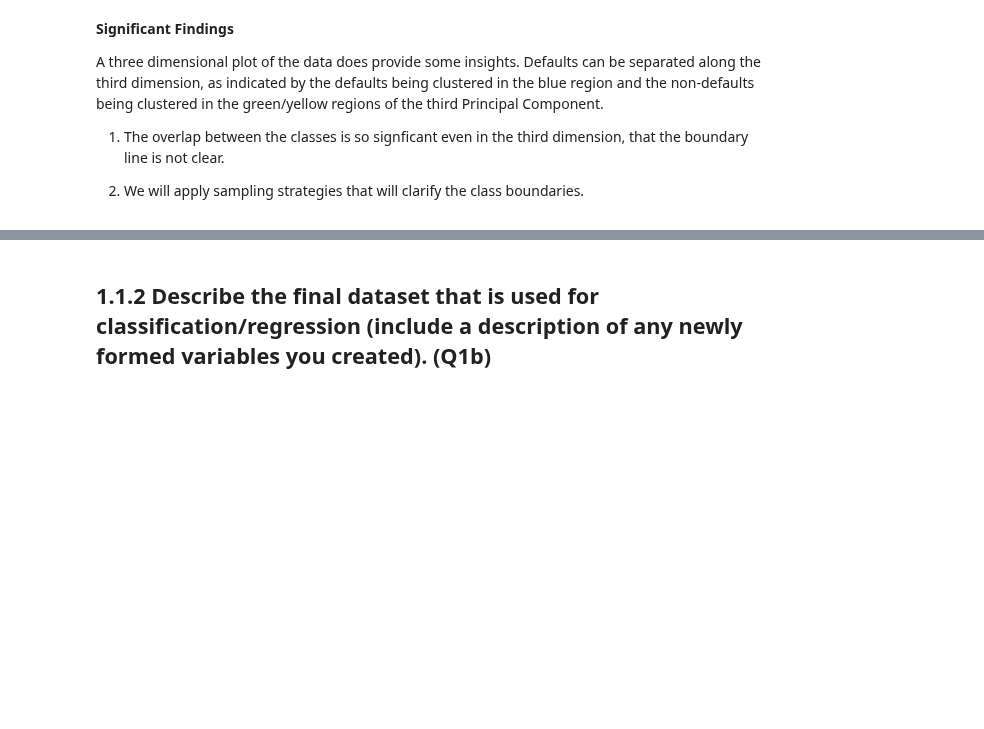
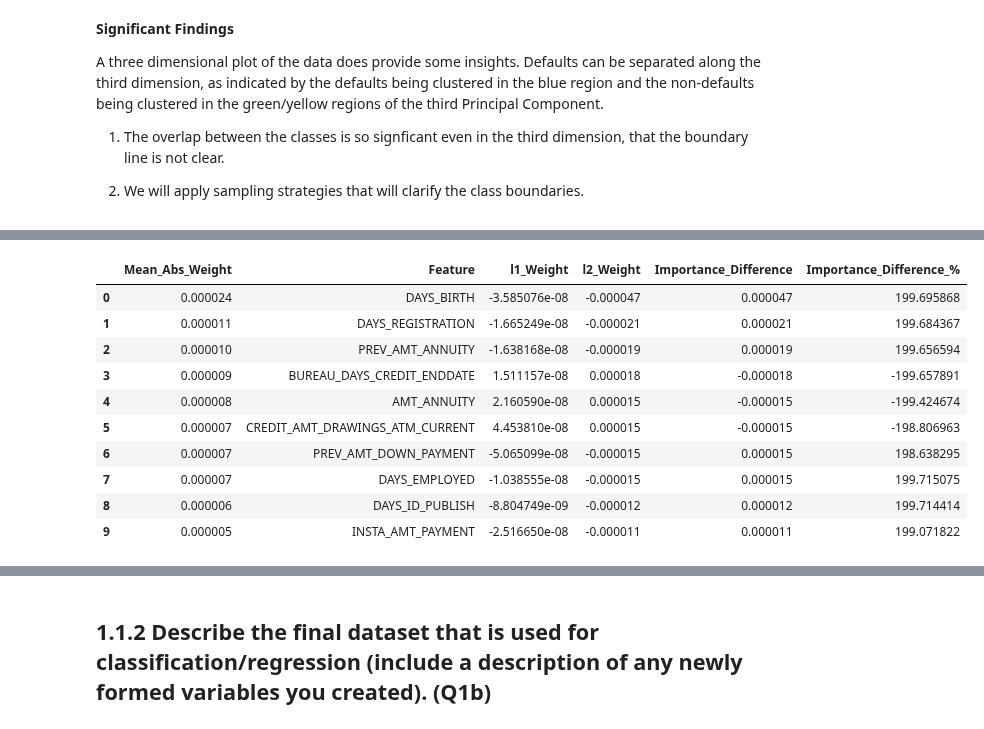
Before and after one commit to sjmiller8182/home-credit-default-risk, a Jupyter notebook: MiniLab2_CRISP-DM.ipynb, the cells around one changed output, grey strips where cells are left out. Saved outputs shown, nothing was run; the diff lists cells and outputs as text; code cells hidden in the pictures; blank space fills up the shorter version.

```diff
--- a/MiniLab2_CRISP-DM.ipynb
+++ b/MiniLab2_CRISP-DM.ipynb
@@ -532,0 +543,79 @@ A three dimensional plot of the data does provide some insights. Defaults can be
+# %%
+# this code creates the feature importance table.
+
+# only do this analysis on the training data
+X, X_val, y, y_val = train_test_split(data_final.drop('TARGET', axis = 1), data_final.TARGET, test_size = 0.2,
+                                      random_state = random_state)
+
+
+# train logistic models
+logistic_l1 = LogisticRegression(C = 0.01,
+                                 penalty = 'l1',
+                                 solver = 'saga',
+                                 random_state = random_state)
+logistic_l1.fit(X, y)
+
+logistic_l2 = LogisticRegression(C = 0.01,
+                                 penalty = 'l2',
+                                 solver = 'lbfgs',
+                                 random_state = random_state)
+logistic_l2.fit(X, y)
+
+# extract the l1 coefficients
+coefs = logistic_l1.coef_
+pd.set_option('display.max_rows', 500)
+coefs_df = pd.DataFrame(data=coefs.flatten())
+feats_df = X.columns
+feats_df = feats_df.tolist()
+feats_df = pd.DataFrame(feats_df)
+df_new_coeffs = pd.concat([feats_df, coefs_df], axis=1).dropna()
+df_new_coeffs.columns = ['Feature', 'Logistic Weight']
+final_df_logistic_l1 = df_new_coeffs.sort_values('Logistic Weight')
+final_df_logistic_l1['Abs Weight'] = np.abs(final_df_logistic_l1['Logistic Weight'])
+final_df_logistic_l1.sort_values('Abs Weight', ascending=False, inplace = True)
+
+# extract the l2 coefficients
+coefs = logistic_l2.coef_
+pd.set_option('display.max_rows', 500)
+coefs_df = pd.DataFrame(data=coefs.flatten())
+feats_df = X.columns
+feats_df = feats_df.tolist()
+feats_df = pd.DataFrame(feats_df)
+df_new_coeffs = pd.concat([feats_df, coefs_df], axis=1).dropna()
+df_new_coeffs.columns = ['Feature', 'Logistic Weight']
+final_df_logistic_l2 = df_new_coeffs.sort_values('Logistic Weight')
+final_df_logistic_l2['Abs Weight'] = np.abs(final_df_logistic_l2['Logistic Weight'])
+final_df_logistic_l2.sort_values('Abs Weight', ascending=False, inplace = True)
+
+# prevent risk of object corruption
+l2 = final_df_logistic_l2.sort_values('Feature').copy().add_suffix('_l2')
+l1 = final_df_logistic_l1.sort_values('Feature').copy().add_suffix('_l1')
+
+# combine the feature weights, calculate mean abs, and sort
+# just print the head
+combined = pd.concat([l1, l2], keys=['Feature_l1', 'Feature_l2'], axis = 1)
+combined['Average Weight'] = (combined['Feature_l1']['Abs Weight_l1']
+                              + combined['Feature_l2']['Abs Weight_l2']) / 2
+average_weights = pd.DataFrame()
+average_weights['Mean_Abs_Weight'] = combined['Average Weight']
+average_weights['Feature'] = combined['Feature_l1']['Feature_l1']
+average_weights['l1_Weight'] = combined['Feature_l1']['Logistic Weight_l1']
+average_weights['l2_Weight'] = combined['Feature_l2']['Logistic Weight_l2']
+average_weights['Importance_Difference'] = average_weights['l1_Weight'] - average_weights['l2_Weight']
+average_weights['Importance_Difference_%'] = (average_weights['Importance_Difference']
+                                              / average_weights['Mean_Abs_Weight']
+                                              * 100)
+average_weights = average_weights.sort_values('Mean_Abs_Weight', ascending = False).reset_index(drop = True)
+average_weights.head(10)
+# %% [output]
+|  | Mean_Abs_Weight | Feature | l1_Weight | l2_Weight | Importance_Difference | Importance_Difference_% |
+| 0 | 0.000024 | DAYS_BIRTH | -3.585076e-08 | -0.000047 | 0.000047 | 199.695868 |
+| 1 | 0.000011 | DAYS_REGISTRATION | -1.665249e-08 | -0.000021 | 0.000021 | 199.684367 |
+| 2 | 0.000010 | PREV_AMT_ANNUITY | -1.638168e-08 | -0.000019 | 0.000019 | 199.656594 |
+| 3 | 0.000009 | BUREAU_DAYS_CREDIT_ENDDATE | 1.511157e-08 | 0.000018 | -0.000018 | -199.657891 |
+| 4 | 0.000008 | AMT_ANNUITY | 2.160590e-08 | 0.000015 | -0.000015 | -199.424674 |
+| 5 | 0.000007 | CREDIT_AMT_DRAWINGS_ATM_CURRENT | 4.453810e-08 | 0.000015 | -0.000015 | -198.806963 |
+| 6 | 0.000007 | PREV_AMT_DOWN_PAYMENT | -5.065099e-08 | -0.000015 | 0.000015 | 198.638295 |
+| 7 | 0.000007 | DAYS_EMPLOYED | -1.038555e-08 | -0.000015 | 0.000015 | 199.715075 |
+| 8 | 0.000006 | DAYS_ID_PUBLISH | -8.804749e-09 | -0.000012 | 0.000012 | 199.714414 |
+| 9 | 0.000005 | INSTA_AMT_PAYMENT | -2.516650e-08 | -0.000011 | 0.000011 | 199.071822 |
```
Also changed, not shown: parts of 52 cells of this notebook, 3 other files.
